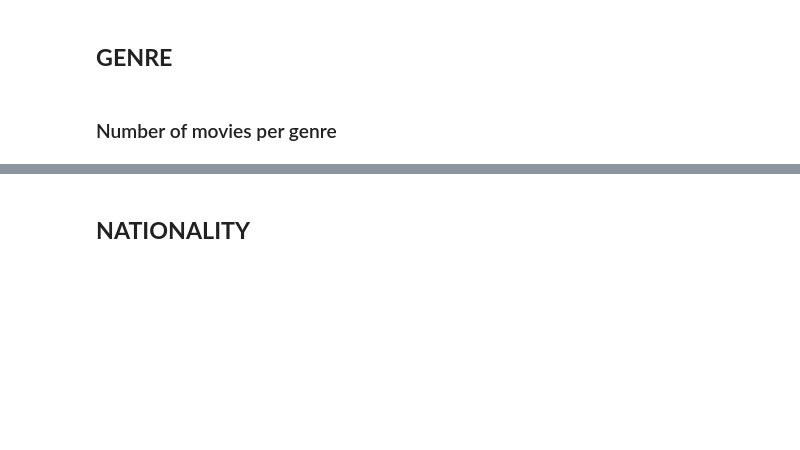
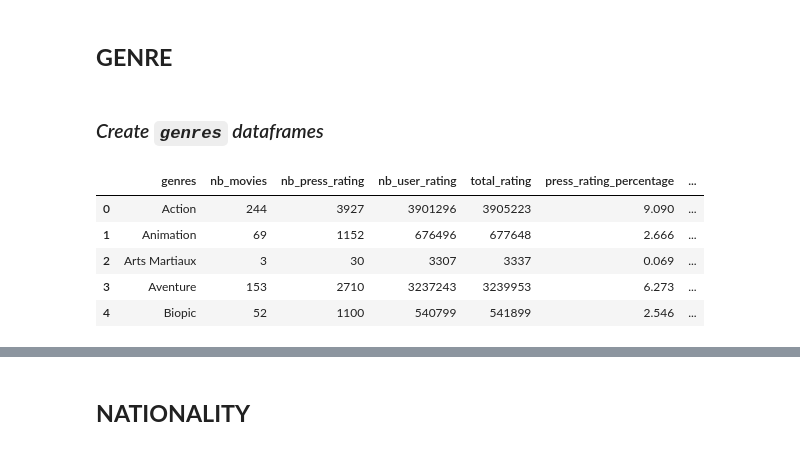
Before and after one commit to Bastien-LDC/Allocine-Recommender-System, a Jupyter notebook: Data Analysis/Allocine_Data_Analysis.ipynb, the cells around one changed output, grey strips where cells are left out. Saved outputs shown, nothing was run; the diff lists cells and outputs as text; code cells hidden in the pictures; blank space fills up the shorter version.

```diff
--- a/Data Analysis/Allocine_Data_Analysis.ipynb
+++ b/Data Analysis/Allocine_Data_Analysis.ipynb
@@ -379,5 +374,34 @@ print('{} % of the movies with the highest press ratings received a high users r
 # **Section 3. Data Exploration**
 # %% [markdown]
 ## **GENRE**
-# %% [markdown]
-### Number of movies per genre
+# %% [markdown]
+### *Create `genres` dataframes*
+# %%
+def create_genre_df(df_key: str):
+    # Get dataframe from key
+    df = data.get(df_key)
+    genre_df = None
+    if df is not None:
+        df = df.copy()
+        # Remove all rows with no genres
+        df.dropna(subset=["genres"], inplace=True)
+        # Get all unique genres from df
+        genres_list = [genre.lstrip() for genres in df["genres"] for genre in genres]
+        genres_list = sorted(list(set(genres_list)))
+        # Create dataframe with the number of movies per genre from genres_list
+        genre_df = pd.DataFrame({"genres": genres_list, f"nb_{df_key}": [df[df["genres"].apply(lambda x: genre in x).values].shape[0] for genre in genres_list]})
+
+        # Add the nb_press_rating and nb_user_rating to the genre_df
+        genre_df["nb_press_rating"] = [int(df[df["genres"].apply(lambda x: genre in x).values]["nb_press_rating"].sum()) for genre in genres_list]
+        genre_df["nb_user_rating"] = [int(df[df["genres"].apply(lambda x: genre in x).values]["nb_user_rating"].sum()) for genre in genres_list]
+
+        # Add the total_rating to the genre_df (press_rating + user_rating)
+        genre_df["total_rating"] = genre_df["nb_press_rating"] + genre_df["nb_user_rating"]
+
+        # Add the press_rating_percentage and user_rating_percentage to the genre_df
+        genre_df["press_rating_percentage"] = round(genre_df["nb_press_rating"] / genre_df["nb_press_rating"].values.sum() * 100, 3)
+        genre_df["user_rating_percentage"] = round(genre_df["nb_user_rating"] / genre_df["nb_user_rating"].values.sum() * 100, 3)
+
+        # Add the movies/series_percentage to the genre_df
+        genre_df[f"{df_key}_percentage"] = round(genre_df[f"nb_{df_key}"]/df.shape[0] * 100, 3)
+        return genre_df.sort_values(by = "genres", ascending = True)
@@ -383,0 +411,9 @@ print('{} % of the movies with the highest press ratings received a high users r
+# %%
+m_genres_df.head()
+# %% [output]
+|  | genres | nb_movies | nb_press_rating | nb_user_rating | total_rating | press_rating_percentage | ... |
+| 0 | Action | 244 | 3927 | 3901296 | 3905223 | 9.090 | ... |
+| 1 | Animation | 69 | 1152 | 676496 | 677648 | 2.666 | ... |
+| 2 | Arts Martiaux | 3 | 30 | 3307 | 3337 | 0.069 | ... |
+| 3 | Aventure | 153 | 2710 | 3237243 | 3239953 | 6.273 | ... |
+| 4 | Biopic | 52 | 1100 | 540799 | 541899 | 2.546 | ... |
```
Also changed, not shown: parts of 47 cells of this notebook.
